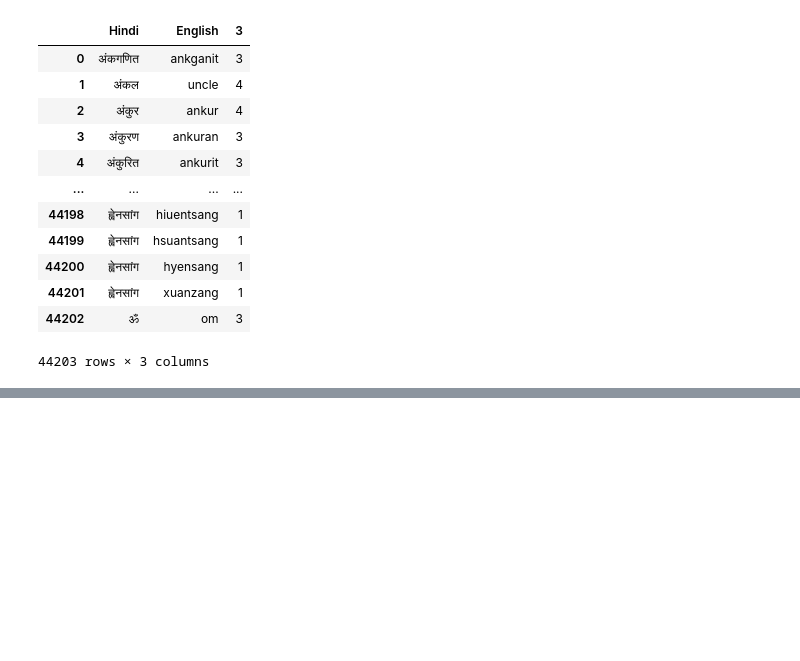
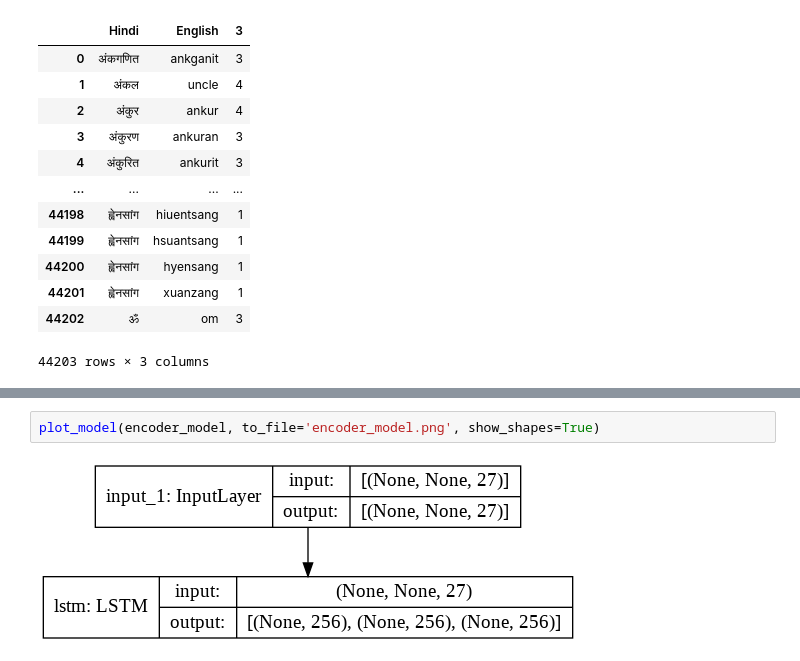
Before and after one commit to DL-45-47/Assignment-3_RNN, a Jupyter notebook: RNN_EngToHindi.ipynb, the cells around one changed output, grey strips where cells are left out. Cells and saved outputs as stored; diff of their text form; blank space fills up the shorter version.

```diff
--- a/RNN_EngToHindi.ipynb
+++ b/RNN_EngToHindi.ipynb
@@ -112,0 +233,4 @@ input_texts[0]
+# %%
+plot_model(encoder_model, to_file='encoder_model.png', show_shapes=True)
+# %% [output]
+[figure, added]
```
Also changed, not shown: parts of 42 cells of this notebook.
